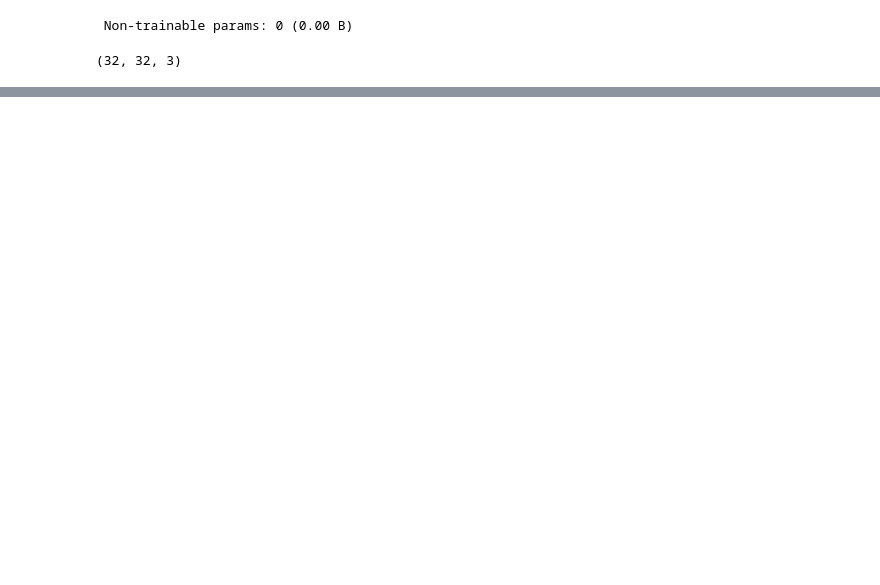
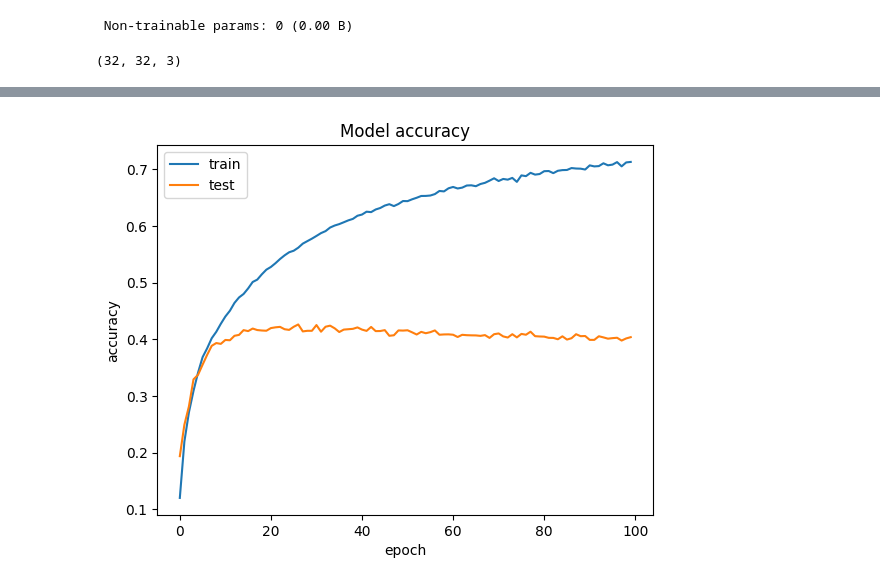
Before and after one commit to xavysp/TMIC, a Jupyter notebook: tmic_classifier-cifar.ipynb, the cells around one changed output, grey strips where cells are left out. Saved outputs shown, nothing was run; the diff lists cells and outputs as text; code cells hidden in the pictures; blank space fills up the shorter version.

```diff
--- a/tmic_classifier-cifar.ipynb
+++ b/tmic_classifier-cifar.ipynb
@@ -24,6 +25,16 @@ print(keras.__version__)
 # %% [output]
 2.17.0
 3.5.0
+# %%
+# plotting helper function
+def plothist(hist):
+    plt.plot(hist.history["accuracy"]) #'acc'])
+    plt.plot(hist.history['val_accuracy'])
+    plt.title('Model accuracy')
+    plt.ylabel('accuracy')
+    plt.xlabel('epoch')
+    plt.legend(['train', 'test'], loc='upper left')
+    plt.show()
 # %%
 def dataset_maker(dataset_name):
 
@@ -68,7 +79,7 @@ def dataset_maker(dataset_name):
         print("Unrecognized dataset")
 # %%
 dataset_name = ["mnist","mnist_fashion","cifar10", "cifar100"]
-data = dataset_name[2]
+data = dataset_name[3]
 
 if data=="cifar10" or data=="cifar100":
     image_size =(32, 32,3)
@@ -127,22 +138,32 @@ Model: "functional"
  Non-trainable params: 0 (0.00 B)
 # %%
 # set up image augmentation
-datagen = tf.keras.preprocessing.image.ImageDataGenerator(
-    rotation_range=15,
-    horizontal_flip=True,
-    width_shift_range=0.1,
-    height_shift_range=0.1,
-    validation_split=0.15,
-    #zoom_range=0.3
-    )
-datagen.fit(x_train)
+#datagen = tf.keras.preprocessing.image.ImageDataGenerator(
+#    rotation_range=15,
+##    horizontal_flip=True,
+#    width_shift_range=0.1,
+#    height_shift_range=0.1,
+ #   validation_split=0.15,
+#    #zoom_range=0.3
+#    )
+#datagen.fit(x_train)
+
+#datagen = keras.Sequential([
+    #keras.layers.RandomFlip("horizontal"),
+    #keras.layers.RandomFlip("vertical"),
+#    keras.layers.RandomFlip("horizontal_and_vertical"),
+ #   keras.layers.RandomContrast(0.2)
+#], name='data_augmentation'
+#)
+
+#datagen.fit(x_train)
 # %%
 METRICS = [
     'accuracy',
     tf.keras.metrics.Precision(name='precision'),
     tf.keras.metrics.Recall(name='recall')
 ]
-epochs = 50  # 5, 10, 15, 20
+epochs = 100  # 5, 10, 15, 20
 n_batches = 32
 
 # compile the model
@@ -223 +244,5 @@ model.evaluate(x_test, y_test)
+# %%
+plothist(history)
+# %% [output]
+[figure, added]
 # %%
```
Also changed, not shown: parts of 6 cells of this notebook, 1 other file.
